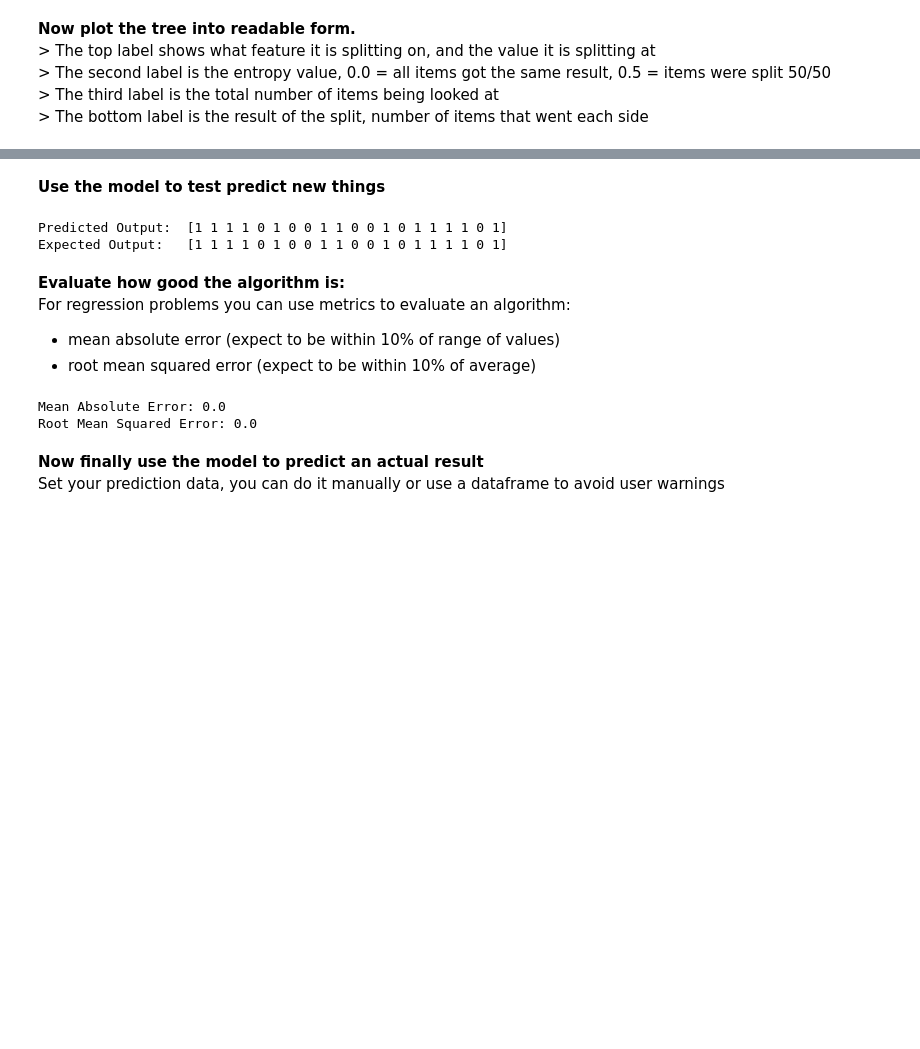
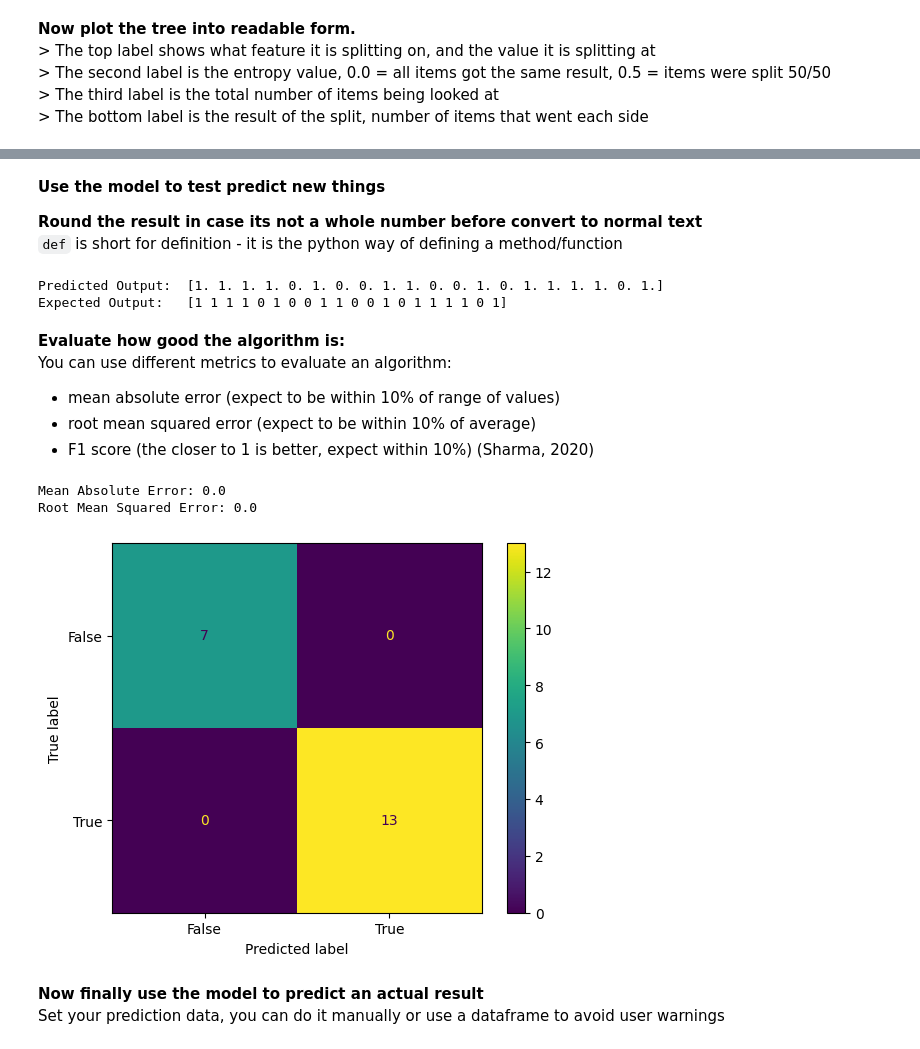
Before and after one commit to Cromana22/mod005444-p110136416-ele010, a Jupyter notebook: z-MOD005444-P110136416-ELE010-Tree.ipynb, the cells around one changed output, grey strips where cells are left out. Cells and saved outputs as stored; diff of their text form; code cells hidden in the pictures; blank space fills up the shorter version.

```diff
--- a/z-MOD005444-P110136416-ELE010-Tree.ipynb
+++ b/z-MOD005444-P110136416-ELE010-Tree.ipynb
@@ -65,33 +66,50 @@ tree.plot_tree(dtree, feature_names=features)
-# %% [markdown]
-**Use the model to test predict new things**
+# %% [markdown]
+**Use the model to test predict new things**
+
+**Round the result in case its not a whole number before convert to normal text**
+<br>`def` is short for definition - it is the python way of defining a method/function
 # %%
 outcome = dtree.predict(input_test)
+
+def round_half_up(n, decimals=0):
+    multiplier = 10 ** decimals
+    return numpy.floor(n*multiplier + 0.5) / multiplier
+
+outcome = round_half_up(outcome, decimals=0)
+
 print('Predicted Output: ', outcome)
 print('Expected Output:  ', output_test.to_numpy())
 # %% [output]
-Predicted Output:  [1 1 1 1 0 1 0 0 1 1 0 0 1 0 1 1 1 1 0 1]
+Predicted Output:  [1. 1. 1. 1. 0. 1. 0. 0. 1. 1. 0. 0. 1. 0. 1. 1. 1. 1. 0. 1.]
 Expected Output:   [1 1 1 1 0 1 0 0 1 1 0 0 1 0 1 1 1 1 0 1]
 # %% [markdown]
 **Evaluate how good the algorithm is:**
-<br>For regression problems you can use metrics to evaluate an algorithm:
+<br>You can use different metrics to evaluate an algorithm:
 - mean absolute error (expect to be within 10% of range of values)
 - root mean squared error (expect to be within 10% of average)
+- F1 score (the closer to 1 is better, expect within 10%) (Sharma, 2020)
 # %%
 mae = metrics.mean_absolute_error(output_test, outcome)
 print('Mean Absolute Error:', mae)
 maeCheck = (max(output_test)-min(output_test))*0.1
 if mae > maeCheck:
     print('\033[91m'+'MAE indicates your algorithm needs improving'+'\033[0m')
 
 
 evalValue = numpy.sqrt(metrics.mean_squared_error(output_test, outcome))
 print('Root Mean Squared Error:', evalValue)
 avgOutput = numpy.average(output)
 if evalValue > avgOutput*0.1:
     print('\033[91m'+'RSME indicates your algorithm needs improving'+'\033[0m')
+
+confusion_matrix = metrics.confusion_matrix(output_test, outcome)
+cm_display = metrics.ConfusionMatrixDisplay(confusion_matrix = confusion_matrix, display_labels = [False, True])
+cm_display.plot()
+plt.show()
 # %% [output]
 Mean Absolute Error: 0.0
 Root Mean Squared Error: 0.0
+[figure, added]
 # %% [markdown]
 **Now finally use the model to predict an actual result**
 <br>Set your prediction data, you can do it manually or use a dataframe to avoid user warnings
```
Also changed, not shown: parts of 3 cells of this notebook, 2 other files.
